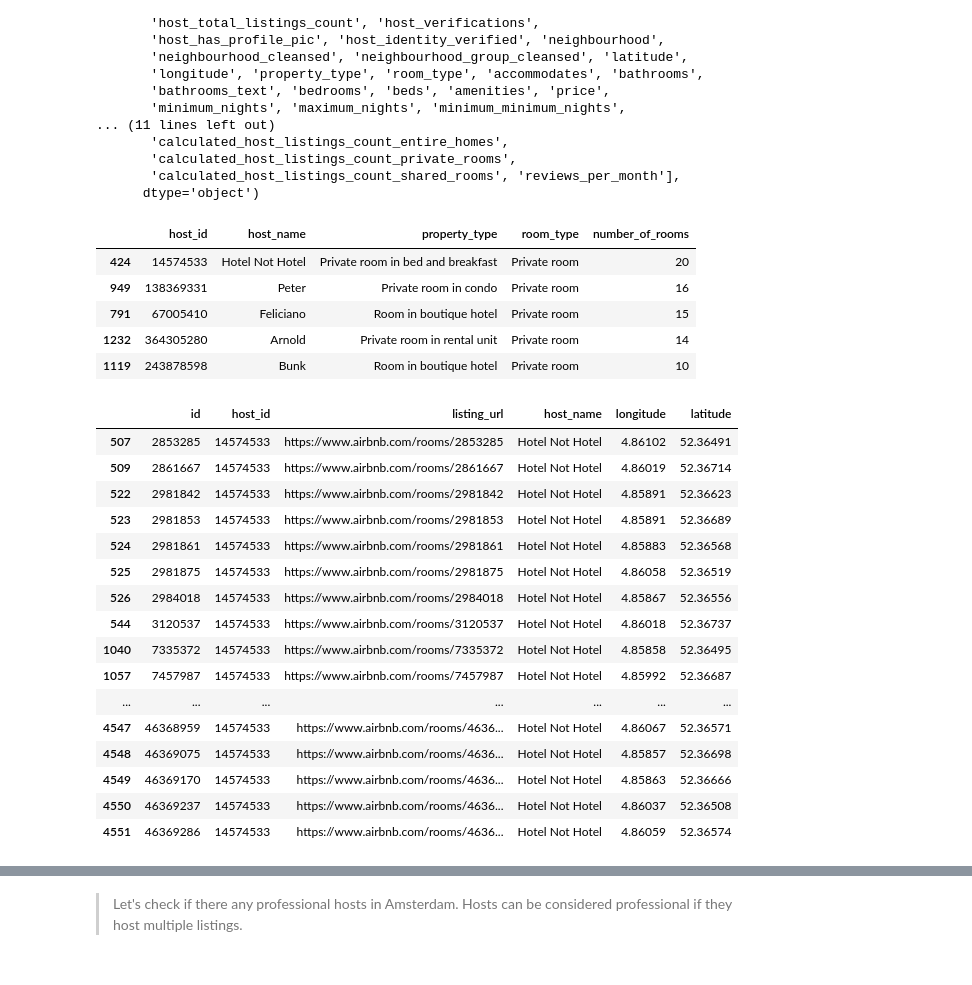
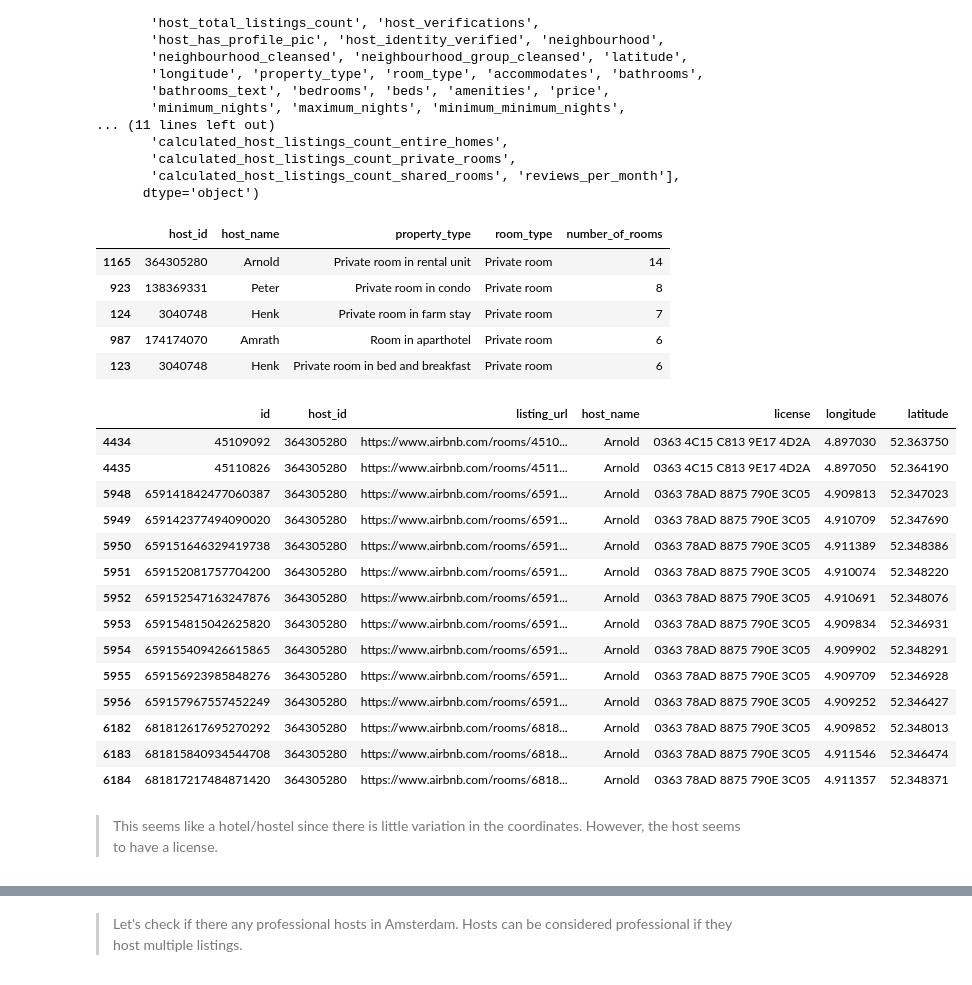
Before and after one commit to SubashGireesan-Shell/Udacity-Courses, a Jupyter notebook: Data Scientist Nanodegree/Project 1/Notebooks/Amsterdam_Airbnb.ipynb, the cells around one changed output, grey strips where cells are left out. Saved outputs shown, nothing was run; the diff lists cells and outputs as text; code cells hidden in the pictures.

```diff
--- a/Data Scientist Nanodegree/Project 1/Notebooks/Amsterdam_Airbnb.ipynb
+++ b/Data Scientist Nanodegree/Project 1/Notebooks/Amsterdam_Airbnb.ipynb
@@ -2346,3 +2334,5 @@ coef_df[coef_df['coefs']<0].sort_values(by='coefs', ascending=False)
+# %%
+listings = listings[listings['license']!='Exempt']
 # %% [markdown]
 > Let's check how many listings are short-term rental units and long-term rental units.
 # %%
@@ -2424,34 +2414,34 @@ Index(['id', 'listing_url', 'scrape_id', 'last_scraped', 'source', 'name',
 # %%
 df_private_rooms = listings[listings['room_type'] == "Private room"]
 host_private_rooms = df_private_rooms.groupby(['host_id', 'host_name', 'property_type','room_type']).size().reset_index(name='number_of_rooms').sort_values(by=['number_of_rooms'], ascending=False)
-host_private_rooms.head()a
+host_private_rooms.head()
 # %% [output]
 |  | host_id | host_name | property_type | room_type | number_of_rooms |
-| 424 | 14574533 | Hotel Not Hotel | Private room in bed and breakfast | Private room | 20 |
-| 949 | 138369331 | Peter | Private room in condo | Private room | 16 |
-| 791 | 67005410 | Feliciano | Room in boutique hotel | Private room | 15 |
-| 1232 | 364305280 | Arnold | Private room in rental unit | Private room | 14 |
-| 1119 | 243878598 | Bunk | Room in boutique hotel | Private room | 10 |
+| 1165 | 364305280 | Arnold | Private room in rental unit | Private room | 14 |
+| 923 | 138369331 | Peter | Private room in condo | Private room | 8 |
+| 124 | 3040748 | Henk | Private room in farm stay | Private room | 7 |
+| 987 | 174174070 | Amrath | Room in aparthotel | Private room | 6 |
+| 123 | 3040748 | Henk | Private room in bed and breakfast | Private room | 6 |
 # %%
 # Lets look at the location of these listings
 
-df_private_rooms[df_private_rooms['host_id']==14574533][['id', 'host_id', 'listing_url', 'host_name', 'longitude', 'latitude']]
+df_private_rooms[df_private_rooms['host_id']==364305280][['id', 'host_id', 'listing_url', 'host_name', 'license', 'longitude', 'latitude']]
 # %% [output]
-|  | id | host_id | listing_url | host_name | longitude | latitude |
-| 507 | 2853285 | 14574533 | https://www.airbnb.com/rooms/2853285 | Hotel Not Hotel | 4.86102 | 52.36491 |
-| 509 | 2861667 | 14574533 | https://www.airbnb.com/rooms/2861667 | Hotel Not Hotel | 4.86019 | 52.36714 |
-| 522 | 2981842 | 14574533 | https://www.airbnb.com/rooms/2981842 | Hotel Not Hotel | 4.85891 | 52.36623 |
-| 523 | 2981853 | 14574533 | https://www.airbnb.com/rooms/2981853 | Hotel Not Hotel | 4.85891 | 52.36689 |
-| 524 | 2981861 | 14574533 | https://www.airbnb.com/rooms/2981861 | Hotel Not Hotel | 4.85883 | 52.36568 |
-| 525 | 2981875 | 14574533 | https://www.airbnb.com/rooms/2981875 | Hotel Not Hotel | 4.86058 | 52.36519 |
-| 526 | 2984018 | 14574533 | https://www.airbnb.com/rooms/2984018 | Hotel Not Hotel | 4.85867 | 52.36556 |
-| 544 | 3120537 | 14574533 | https://www.airbnb.com/rooms/3120537 | Hotel Not Hotel | 4.86018 | 52.36737 |
-| 1040 | 7335372 | 14574533 | https://www.airbnb.com/rooms/7335372 | Hotel Not Hotel | 4.85858 | 52.36495 |
-| 1057 | 7457987 | 14574533 | https://www.airbnb.com/rooms/7457987 | Hotel Not Hotel | 4.85992 | 52.36687 |
-| ... | ... | ... | ... | ... | ... | ... |
-| 4547 | 46368959 | 14574533 | https://www.airbnb.com/rooms/4636... | Hotel Not Hotel | 4.86067 | 52.36571 |
-| 4548 | 46369075 | 14574533 | https://www.airbnb.com/rooms/4636... | Hotel Not Hotel | 4.85857 | 52.36698 |
-| 4549 | 46369170 | 14574533 | https://www.airbnb.com/rooms/4636... | Hotel Not Hotel | 4.85863 | 52.36666 |
-| 4550 | 46369237 | 14574533 | https://www.airbnb.com/rooms/4636... | Hotel Not Hotel | 4.86037 | 52.36508 |
-| 4551 | 46369286 | 14574533 | https://www.airbnb.com/rooms/4636... | Hotel Not Hotel | 4.86059 | 52.36574 |
+|  | id | host_id | listing_url | host_name | license | longitude | latitude |
+| 4434 | 45109092 | 364305280 | https://www.airbnb.com/rooms/4510... | Arnold | 0363 4C15 C813 9E17 4D2A | 4.897030 | 52.363750 |
+| 4435 | 45110826 | 364305280 | https://www.airbnb.com/rooms/4511... | Arnold | 0363 4C15 C813 9E17 4D2A | 4.897050 | 52.364190 |
+| 5948 | 659141842477060387 | 364305280 | https://www.airbnb.com/rooms/6591... | Arnold | 0363 78AD 8875 790E 3C05 | 4.909813 | 52.347023 |
+| 5949 | 659142377494090020 | 364305280 | https://www.airbnb.com/rooms/6591... | Arnold | 0363 78AD 8875 790E 3C05 | 4.910709 | 52.347690 |
+| 5950 | 659151646329419738 | 364305280 | https://www.airbnb.com/rooms/6591... | Arnold | 0363 78AD 8875 790E 3C05 | 4.911389 | 52.348386 |
+| 5951 | 659152081757704200 | 364305280 | https://www.airbnb.com/rooms/6591... | Arnold | 0363 78AD 8875 790E 3C05 | 4.910074 | 52.348220 |
+| 5952 | 659152547163247876 | 364305280 | https://www.airbnb.com/rooms/6591... | Arnold | 0363 78AD 8875 790E 3C05 | 4.910691 | 52.348076 |
+| 5953 | 659154815042625820 | 364305280 | https://www.airbnb.com/rooms/6591... | Arnold | 0363 78AD 8875 790E 3C05 | 4.909834 | 52.346931 |
+| 5954 | 659155409426615865 | 364305280 | https://www.airbnb.com/rooms/6591... | Arnold | 0363 78AD 8875 790E 3C05 | 4.909902 | 52.348291 |
+| 5955 | 659156923985848276 | 364305280 | https://www.airbnb.com/rooms/6591... | Arnold | 0363 78AD 8875 790E 3C05 | 4.909709 | 52.346928 |
+| 5956 | 659157967557452249 | 364305280 | https://www.airbnb.com/rooms/6591... | Arnold | 0363 78AD 8875 790E 3C05 | 4.909252 | 52.346427 |
+| 6182 | 681812617695270292 | 364305280 | https://www.airbnb.com/rooms/6818... | Arnold | 0363 78AD 8875 790E 3C05 | 4.909852 | 52.348013 |
+| 6183 | 681815840934544708 | 364305280 | https://www.airbnb.com/rooms/6818... | Arnold | 0363 78AD 8875 790E 3C05 | 4.911546 | 52.346474 |
+| 6184 | 681817217484871420 | 364305280 | https://www.airbnb.com/rooms/6818... | Arnold | 0363 78AD 8875 790E 3C05 | 4.911357 | 52.348371 |
+# %% [markdown]
+> This seems like a hotel/hostel since there is little variation in the coordinates. However, the host seems to have a license.
 # %%
```
Also changed, not shown: parts of 40 cells of this notebook, 1 other file.
